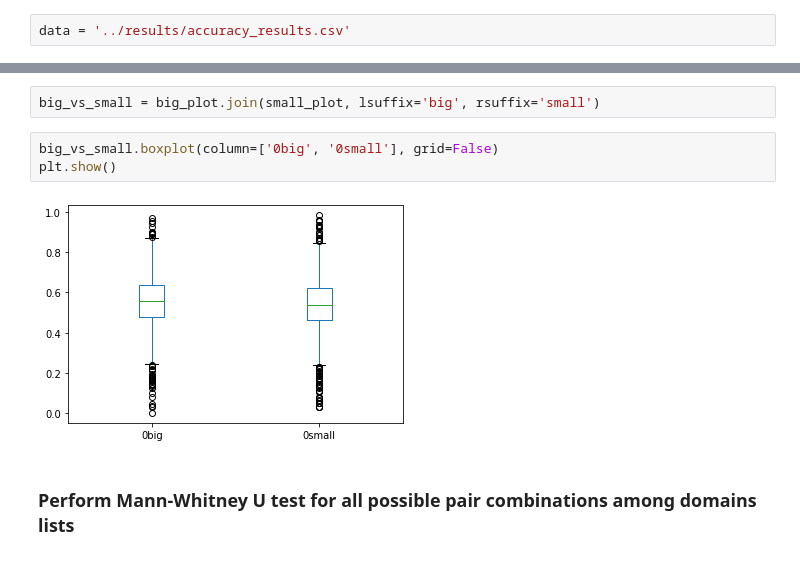
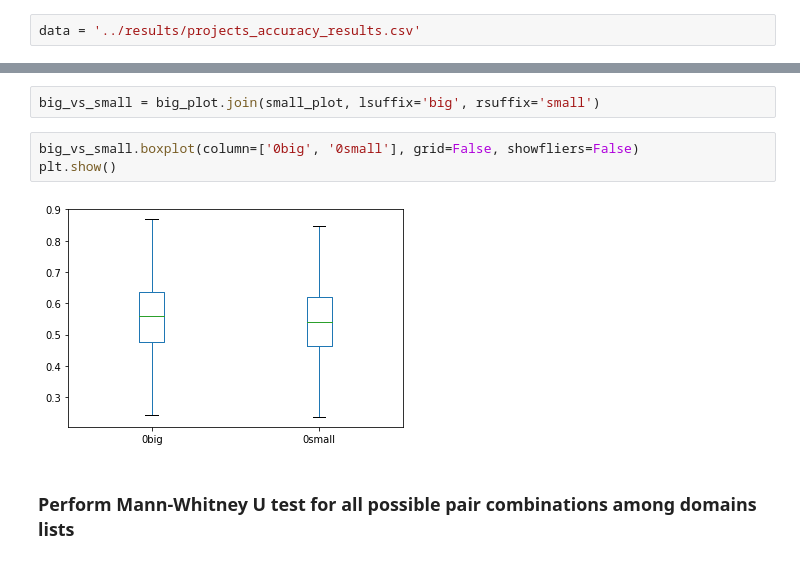
Before and after one commit to nablo1/cpdp-appendix, a Jupyter notebook: scripts/statistical_testing.ipynb, the cells around one changed output, grey strips where cells are left out. Saved outputs shown, nothing was run; the diff lists cells and outputs as text.

```diff
--- a/scripts/statistical_testing.ipynb
+++ b/scripts/statistical_testing.ipynb
@@ -10,7 +12,7 @@ import statistics
 # %% [markdown]
 ### Get the results csv file and convert it to a dataframe
 # %%
-data = '../results/accuracy_results.csv'
+data = '../results/projects_accuracy_results.csv'
 # %%
 data_df = pd.read_csv(data, sep=',')
 # %%
@@ -104,10 +106,10 @@ The P-value of the statistical significance test between predictions of big proj
 # %%
 big_vs_small = big_plot.join(small_plot, lsuffix='big', rsuffix='small')
 # %%
-big_vs_small.boxplot(column=['0big', '0small'], grid=False)
+big_vs_small.boxplot(column=['0big', '0small'], grid=False, showfliers=False)
 plt.show()
 # %% [output]
-[figure, old version]
+[figure, new version]
 # %% [markdown]
 ### Perform Mann-Whitney U test for all possible pair combinations among domains lists
 # %%
```
Also changed, not shown: parts of 20 cells of this notebook.
